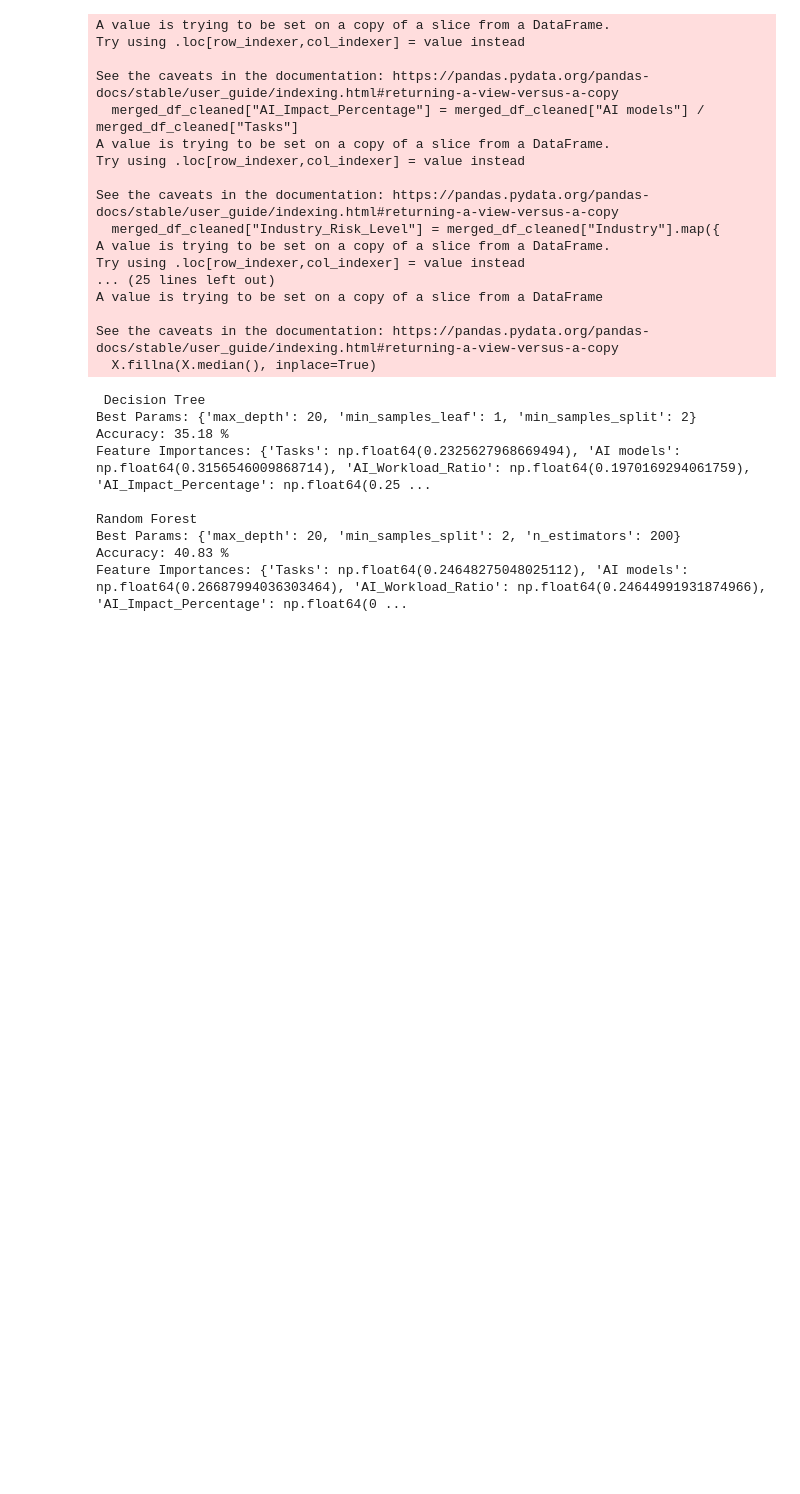
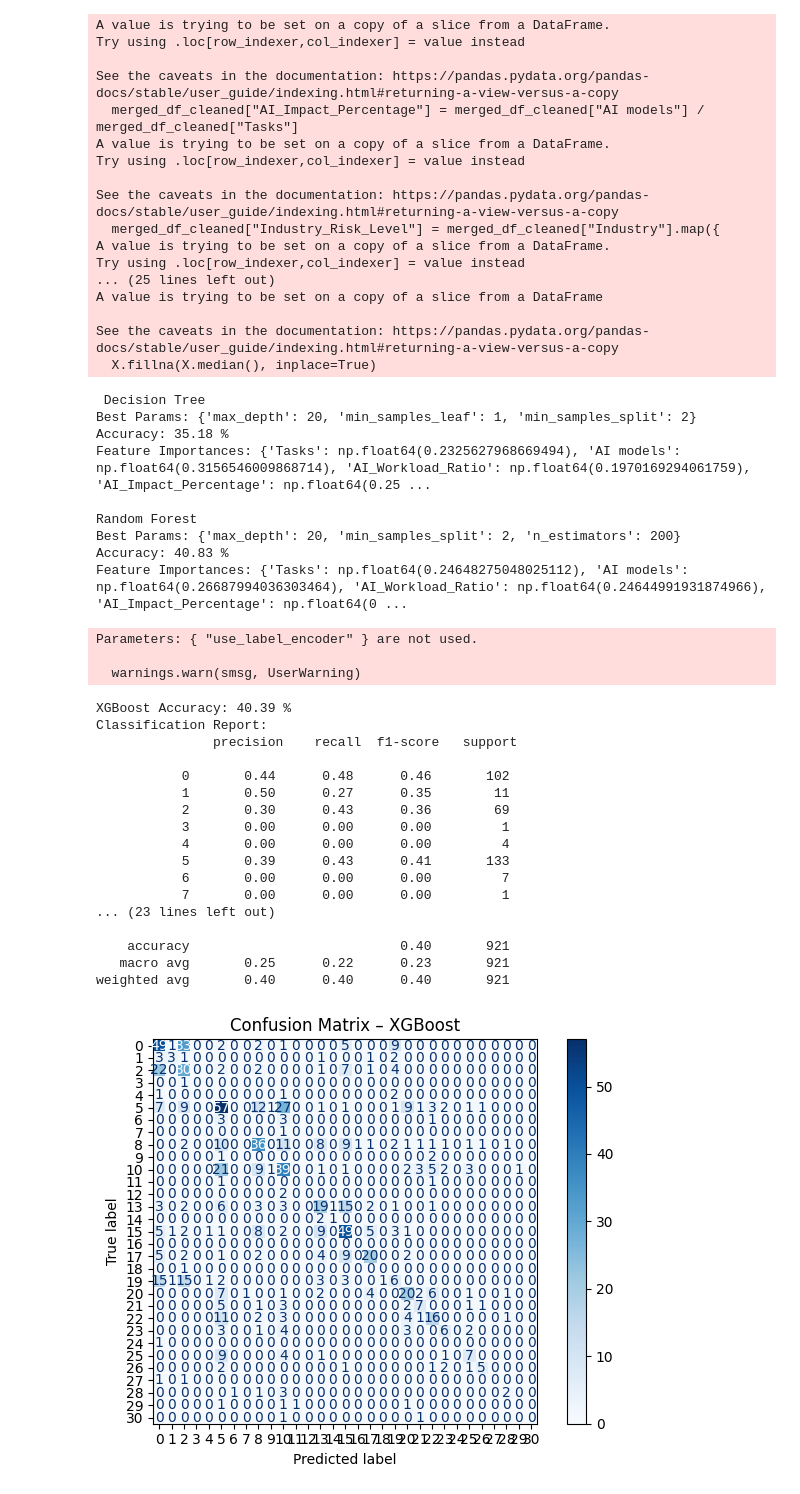
Before and after one commit to Kingtsolo/Reaserch-Project, a Jupyter notebook: Research_project/Cleaned/Research project.ipynb, the cells around one changed output. Cells and saved outputs as stored; diff of their text form; code cells hidden in the pictures; blank space fills up the shorter version.

```diff
--- a/Research_project/Cleaned/Research project.ipynb
+++ b/Research_project/Cleaned/Research project.ipynb
@@ -228,3 +228,56 @@ Random Forest
 Best Params: {'max_depth': 20, 'min_samples_split': 2, 'n_estimators': 200}
 Accuracy: 40.83 %
 Feature Importances: {'Tasks': np.float64(0.24648275048025112), 'AI models': np.float64(0.26687994036303464), 'AI_Workload_Ratio': np.float64(0.24644991931874966), 'AI_Impact_Percentage': np.float64(0 ...
+# %%
+from sklearn.preprocessing import LabelEncoder
+from xgboost import XGBClassifier
+from sklearn.metrics import accuracy_score, classification_report, confusion_matrix, ConfusionMatrixDisplay
+import matplotlib.pyplot as plt
+
+# Label encode-y variable
+le = LabelEncoder()
+y_encoded = le.fit_transform(y)
+
+# Split using encoded labels
+X_train, X_test, y_train, y_test = train_test_split(X_scaled, y_encoded, test_size=0.2, random_state=42)
+
+# Train XGBoost
+xgb_model = XGBClassifier(use_label_encoder=False, eval_metric='mlogloss', random_state=42)
+xgb_model.fit(X_train, y_train)
+
+# Predict and evaluate
+xgb_preds = xgb_model.predict(X_test)
+xgb_acc = accuracy_score(y_test, xgb_preds)
+
+print("XGBoost Accuracy:", round(xgb_acc * 100, 2), "%")
+print("Classification Report:\n", classification_report(y_test, xgb_preds))
+
+# Confusion matrix
+cm = confusion_matrix(y_test, xgb_preds)
+disp = ConfusionMatrixDisplay(confusion_matrix=cm)
+disp.plot(cmap="Blues")
+plt.title("Confusion Matrix – XGBoost")
+plt.tight_layout()
+plt.show()
+# %% [output]
+Parameters: { "use_label_encoder" } are not used.
+
+  warnings.warn(smsg, UserWarning)
+XGBoost Accuracy: 40.39 %
+Classification Report:
+               precision    recall  f1-score   support
+
+           0       0.44      0.48      0.46       102
+           1       0.50      0.27      0.35        11
+           2       0.30      0.43      0.36        69
+           3       0.00      0.00      0.00         1
+           4       0.00      0.00      0.00         4
+           5       0.39      0.43      0.41       133
+           6       0.00      0.00      0.00         7
+           7       0.00      0.00      0.00         1
+... (23 lines left out)
+
+    accuracy                           0.40       921
+   macro avg       0.25      0.22      0.23       921
+weighted avg       0.40      0.40      0.40       921
+[figure, added]
```
Also changed, not shown: parts of 1 cell of this notebook.
